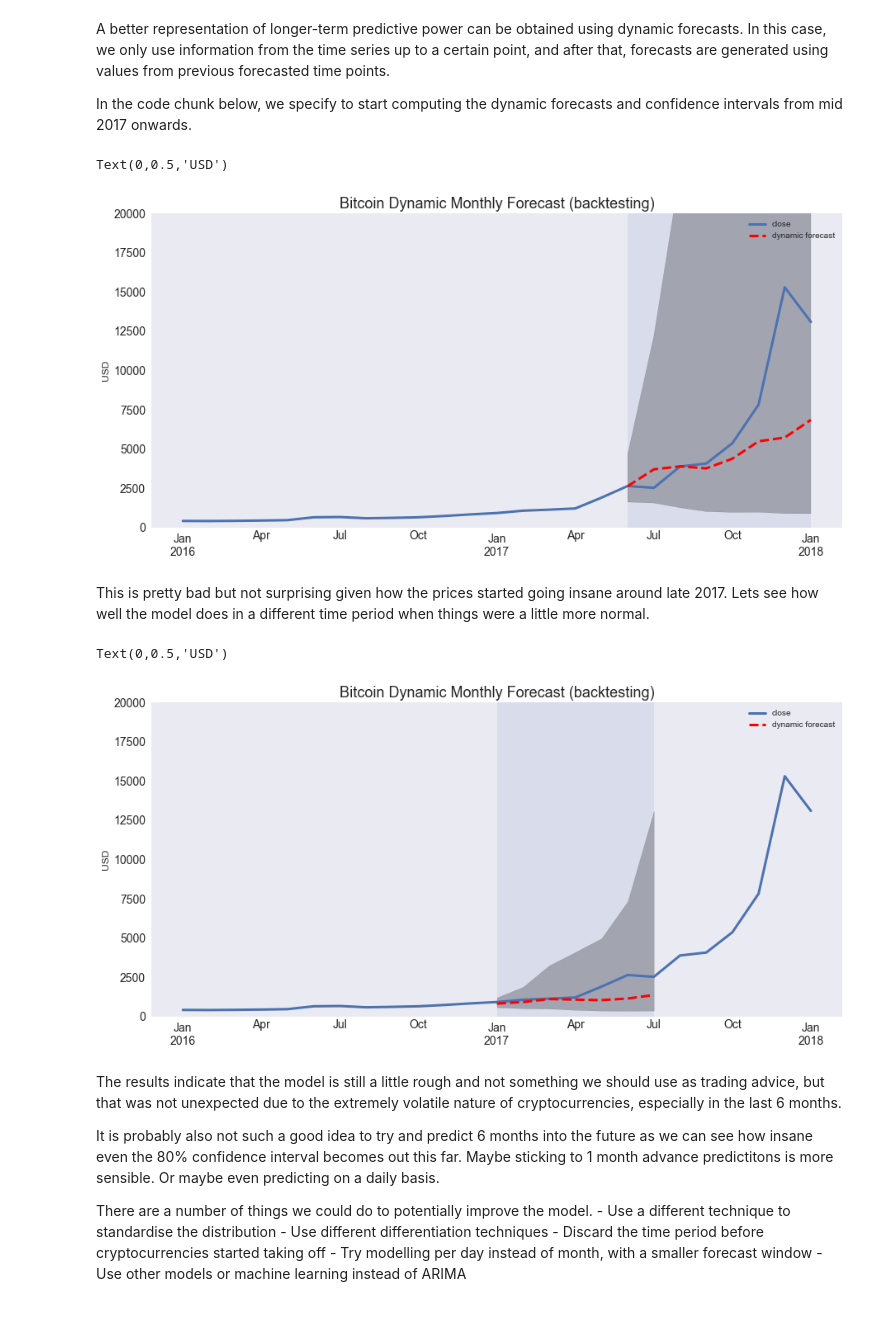
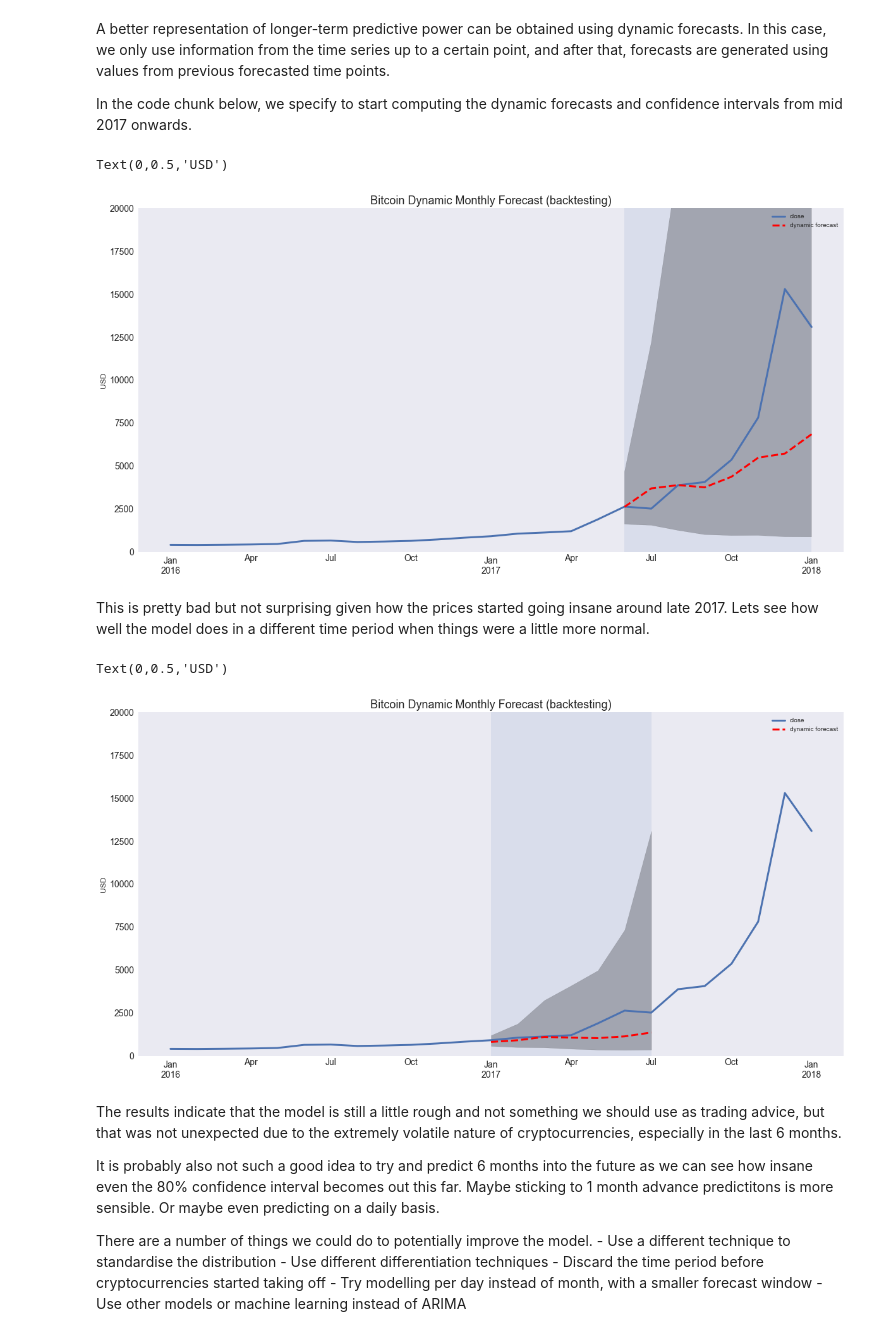
Before and after one commit to taniajacob/crypto-analysis-predictions, a Jupyter notebook: notebooks/Cryptocurrency Price Forecasting.ipynb, the cells around one changed output. Drawn from its saved outputs; the diff is of its cells as text; code cells hidden in the pictures.

```diff
--- a/notebooks/Cryptocurrency Price Forecasting.ipynb
+++ b/notebooks/Cryptocurrency Price Forecasting.ipynb
@@ -515,34 +510,33 @@ In the code chunk below, we specify to start computing the dynamic forecasts and
 # %%
 # Get the dynamic forecast between dates t1 and t2
 t1 = pd.to_datetime('2017-06-30')
 t2 = pd.to_datetime('2018-01-31')
 btc_month_dynamic = best_model.get_prediction(start=t1, end=t2, dynamic=True, full_results=True)
 btc_month_sarima['dynamic_forecast'] = invboxcox(btc_month_dynamic.predicted_mean, lmbda)
 
 # Taking 80% confidence interval because the 95% blows out too high to visualise
 pred_dynamic_ci = btc_month_dynamic.conf_int(alpha=0.2)
 pred_dynamic_ci['lower close_box'] = invboxcox(pred_dynamic_ci['lower close_box'], lmbda)
 pred_dynamic_ci['upper close_box'] = invboxcox(pred_dynamic_ci['upper close_box'], lmbda)
 
 # Plot
-plt.figure(figsize=(15,7))
 plt.ylim((0,20000))
 
 btc_month_sarima.Close['2016':'2018-01'].plot(label='close', linewidth=3)
 btc_month_sarima.dynamic_forecast.plot(color='r', ls='--', label='dynamic forecast', linewidth=3)
 
 plt.fill_between(pred_dynamic_ci.index,
                 pred_dynamic_ci.iloc[:, 0],
                 pred_dynamic_ci.iloc[:, 1], color='k', alpha=.25)
 plt.fill_betweenx(plt.ylim(), t1, t2, alpha=.1, zorder=-1)
 
 plt.legend()
 plt.title('Bitcoin Dynamic Monthly Forecast (backtesting)')
 plt.grid()
 plt.ylabel('USD')
 # %% [output]
 Text(0,0.5,'USD')
-[figure, old version]
+[figure, new version]
 # %% [markdown]
 This is pretty bad but not surprising given how the prices started going insane around late 2017. Lets see how well the model does in a different time period when things were a little more normal.
 # %%
@@ -558,7 +552,6 @@ pred_dynamic_ci['lower close_box'] = invboxcox(pred_dynamic_ci['lower close_box'
 pred_dynamic_ci['upper close_box'] = invboxcox(pred_dynamic_ci['upper close_box'], lmbda)
 
 # Plot
-plt.figure(figsize=(15,7))
 plt.ylim((0,20000))
 
 btc_month_sarima.Close['2016':'2018-01'].plot(label='close', linewidth=3)
@@ -575,7 +568,7 @@ plt.grid()
 plt.ylabel('USD')
 # %% [output]
 Text(0,0.5,'USD')
-[figure, old version]
+[figure, new version]
 # %% [markdown]
 The results indicate that the model is still a little rough and not something we should use as trading advice, but that was not unexpected due to the extremely volatile nature of cryptocurrencies, especially in the last 6 months.
 
```
Also changed, not shown: parts of 8 cells of this notebook.
